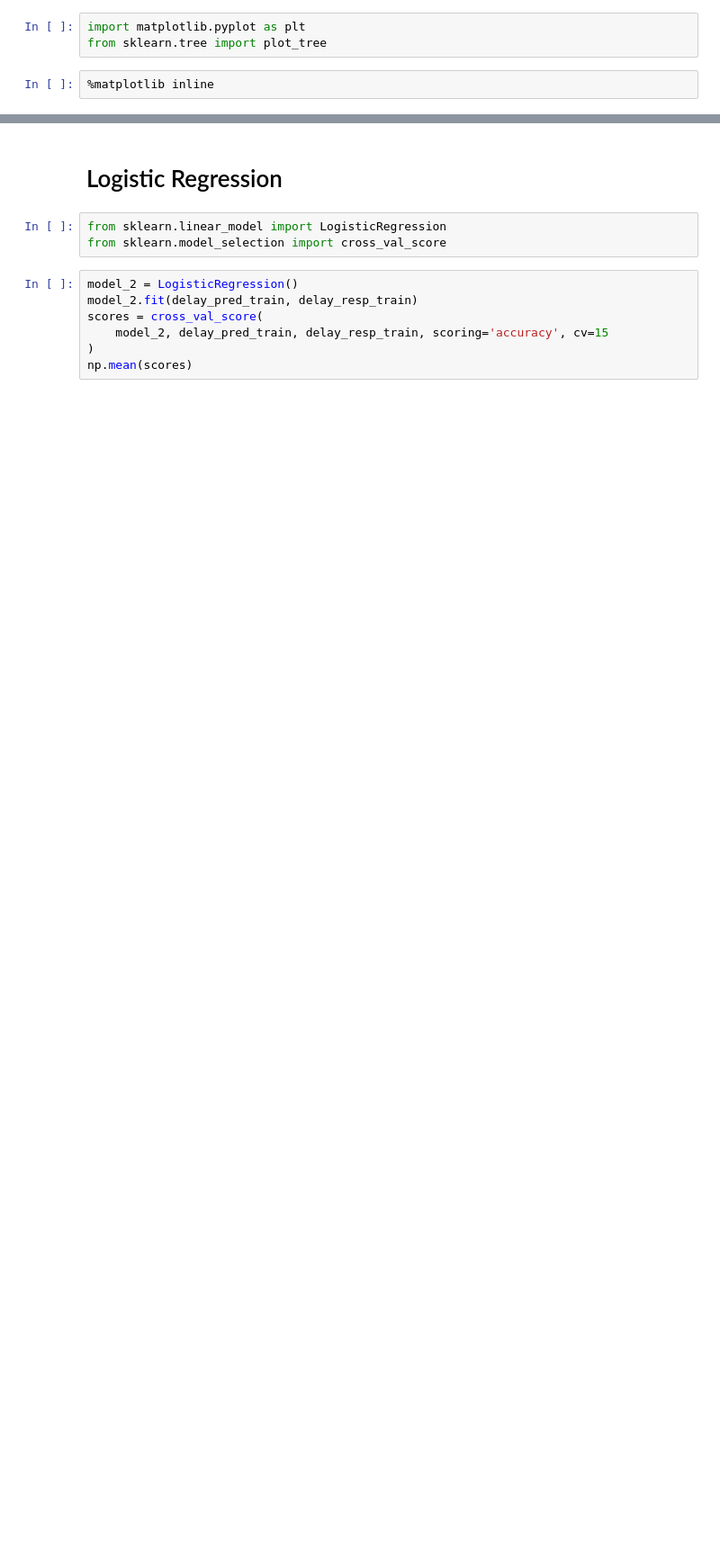
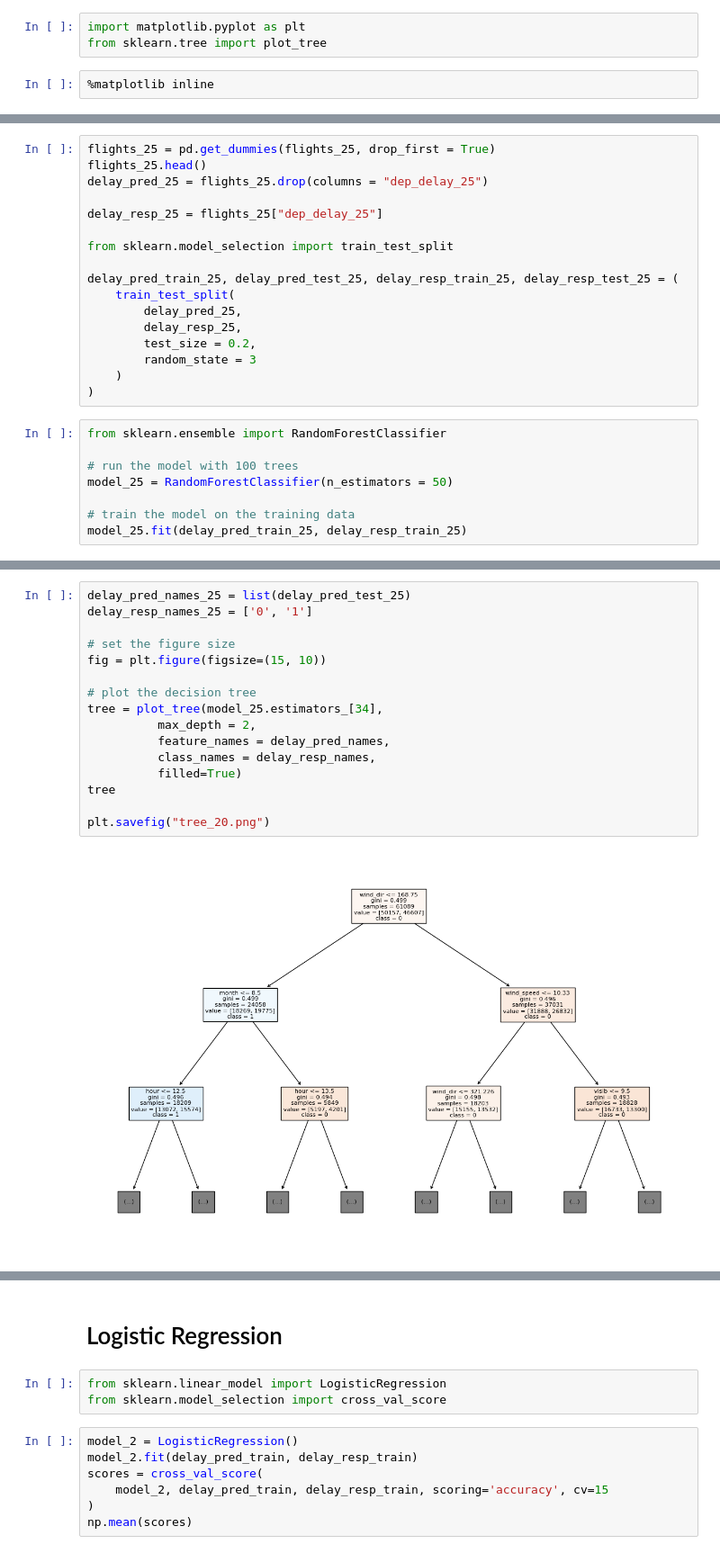
Before and after one commit to ChiaraCapresi/Weather_influence_on_flight_delays, a Jupyter notebook: analysis/flights_delays.ipynb, the cells around one changed output, grey strips where cells are left out. Shown at 90% size. Cells and saved outputs as stored; diff of their text form; blank space fills up the shorter version.

```diff
--- a/analysis/flights_delays.ipynb
+++ b/analysis/flights_delays.ipynb
@@ -196,0 +219,25 @@ Variable: origin_LGA                               Importance: 0.02
+# %%
+flights_25 = pd.get_dummies(flights_25, drop_first = True)
+flights_25.head()
+delay_pred_25 = flights_25.drop(columns = "dep_delay_25")
+
+delay_resp_25 = flights_25["dep_delay_25"]
+
+from sklearn.model_selection import train_test_split
+
+delay_pred_train_25, delay_pred_test_25, delay_resp_train_25, delay_resp_test_25 = (
+    train_test_split(
+        delay_pred_25,
+        delay_resp_25,
+        test_size = 0.2,
+        random_state = 3
+    )
+)
+# %%
+from sklearn.ensemble import RandomForestClassifier
+
+# run the model with 100 trees
+model_25 = RandomForestClassifier(n_estimators = 50)
+
+# train the model on the training data
+model_25.fit(delay_pred_train_25, delay_resp_train_25)
@@ -196,0 +274,18 @@ Variable: origin_LGA                               Importance: 0.02
+# %%
+delay_pred_names_25 = list(delay_pred_test_25)
+delay_resp_names_25 = ['0', '1']
+
+# set the figure size
+fig = plt.figure(figsize=(15, 10))
+
+# plot the decision tree
+tree = plot_tree(model_25.estimators_[34],
+          max_depth = 2,
+          feature_names = delay_pred_names,
+          class_names = delay_resp_names,
+          filled=True)
+tree
+
+plt.savefig("tree_20.png")
+# %% [output]
+[figure, added]
```
Also changed, not shown: parts of 19 cells of this notebook, 12 other files.
